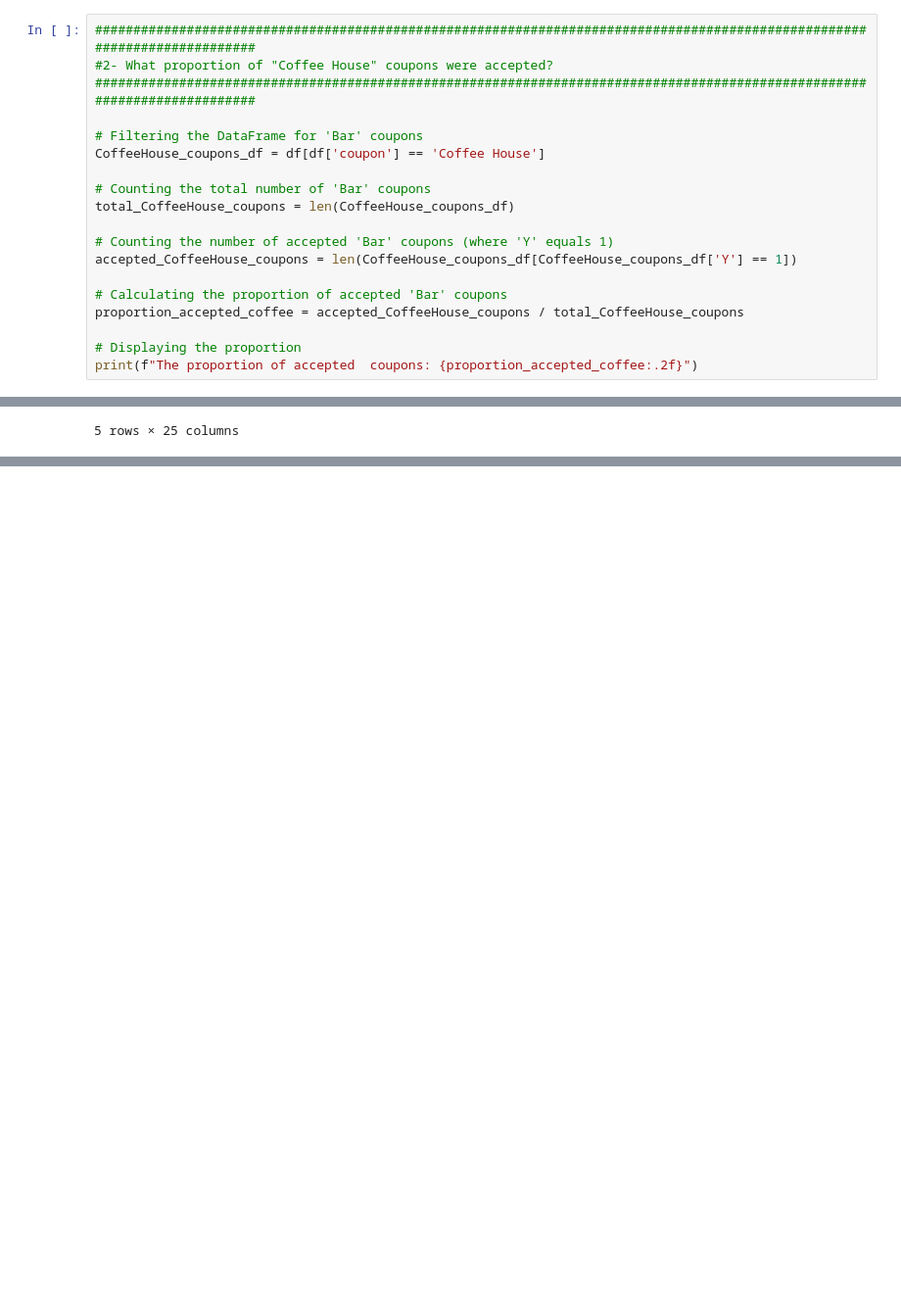
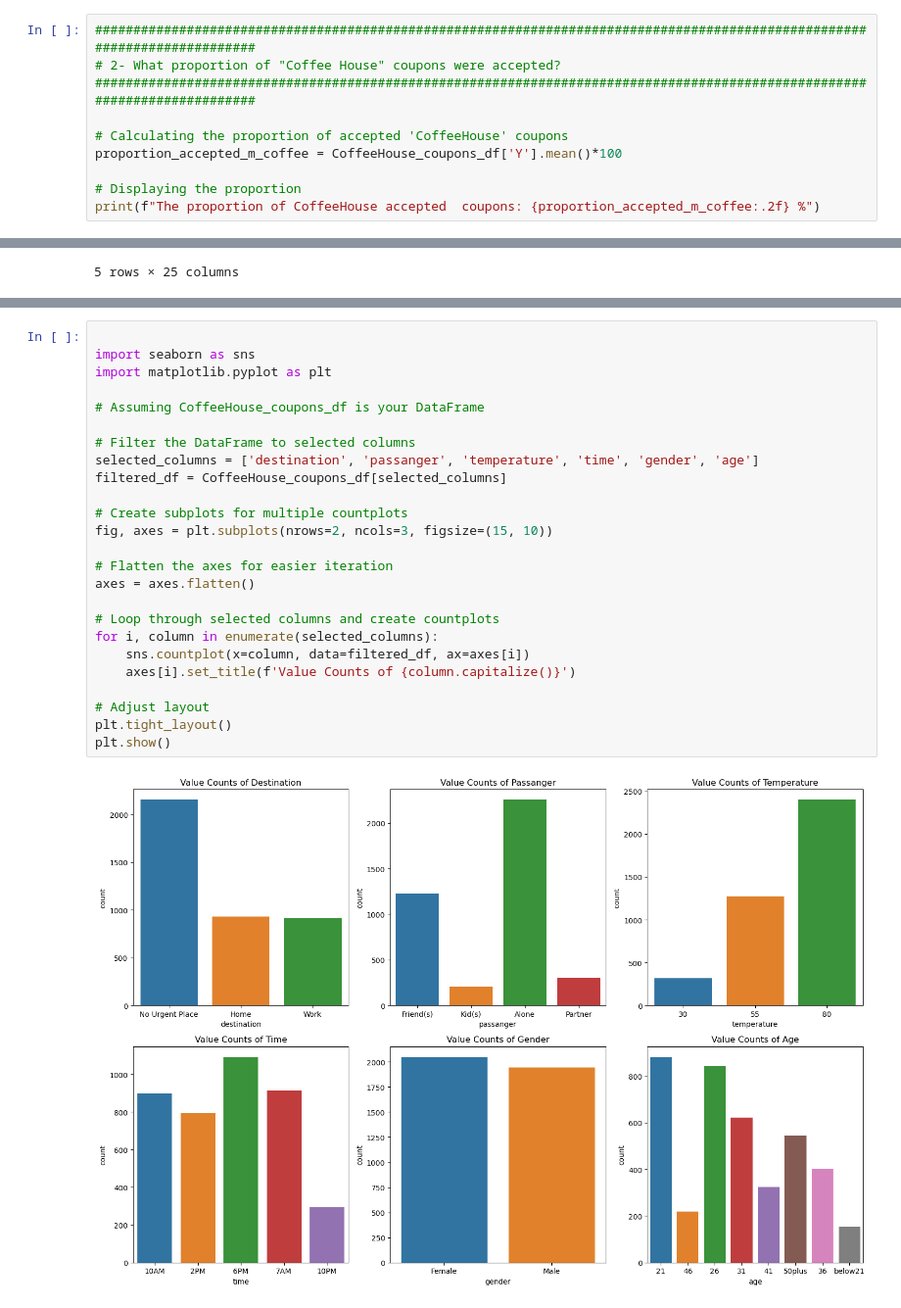
Before and after one commit to ahachani/kraftwerk, a Jupyter notebook: prompt.ipynb, the cells around one changed output, grey strips where cells are left out. Shown at 98% size. Saved outputs shown, nothing was run; the diff lists cells and outputs as text; blank space fills up the shorter version.

```diff
--- a/prompt.ipynb
+++ b/prompt.ipynb
@@ -610,21 +671,12 @@ CoffeeHouse_coupons_df.head()
 5 rows × 25 columns
 # %%
 ##########################################################################################################################
-#2- What proportion of "Coffee House" coupons were accepted?
+# 2- What proportion of "Coffee House" coupons were accepted?
 ##########################################################################################################################
 
-# Filtering the DataFrame for 'Bar' coupons
-CoffeeHouse_coupons_df = df[df['coupon'] == 'Coffee House']
-
-# Counting the total number of 'Bar' coupons
-total_CoffeeHouse_coupons = len(CoffeeHouse_coupons_df)
-
-# Counting the number of accepted 'Bar' coupons (where 'Y' equals 1)
-accepted_CoffeeHouse_coupons = len(CoffeeHouse_coupons_df[CoffeeHouse_coupons_df['Y'] == 1])
-
-# Calculating the proportion of accepted 'Bar' coupons
-proportion_accepted_coffee = accepted_CoffeeHouse_coupons / total_CoffeeHouse_coupons
+# Calculating the proportion of accepted 'CoffeeHouse' coupons
+proportion_accepted_m_coffee = CoffeeHouse_coupons_df['Y'].mean()*100
 
 # Displaying the proportion
-print(f"The proportion of accepted  coupons: {proportion_accepted_coffee:.2f}")
+print(f"The proportion of CoffeeHouse accepted  coupons: {proportion_accepted_m_coffee:.2f} %")
 # %% [output]
@@ -986 +955,28 @@ memory usage: 811.7+ KB
+# %%
+
+import seaborn as sns
+import matplotlib.pyplot as plt
+
+# Assuming CoffeeHouse_coupons_df is your DataFrame
+
+# Filter the DataFrame to selected columns
+selected_columns = ['destination', 'passanger', 'temperature', 'time', 'gender', 'age']
+filtered_df = CoffeeHouse_coupons_df[selected_columns]
+
+# Create subplots for multiple countplots
+fig, axes = plt.subplots(nrows=2, ncols=3, figsize=(15, 10))
+
+# Flatten the axes for easier iteration
+axes = axes.flatten()
+
+# Loop through selected columns and create countplots
+for i, column in enumerate(selected_columns):
+    sns.countplot(x=column, data=filtered_df, ax=axes[i])
+    axes[i].set_title(f'Value Counts of {column.capitalize()}')
+
+# Adjust layout
+plt.tight_layout()
+plt.show()
+# %% [output]
+[figure, added]
 # %%
```
Also changed, not shown: parts of 62 cells of this notebook.
